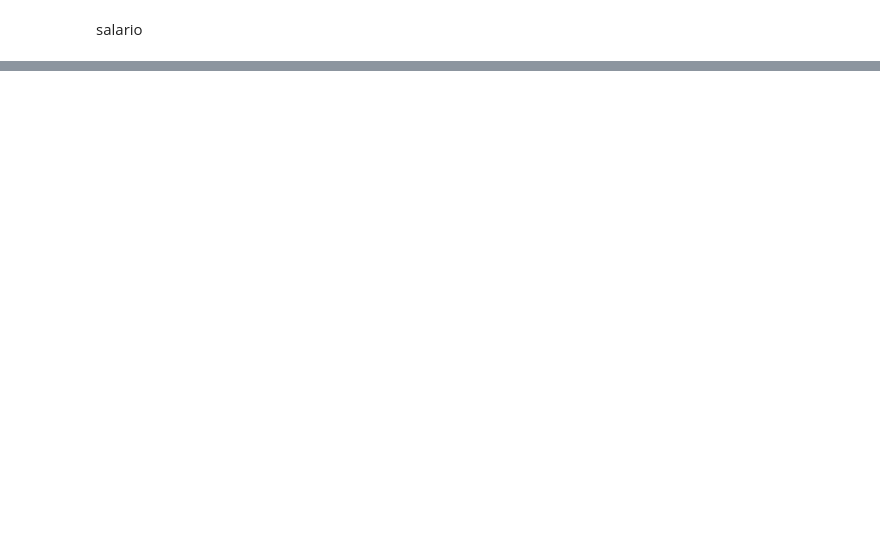
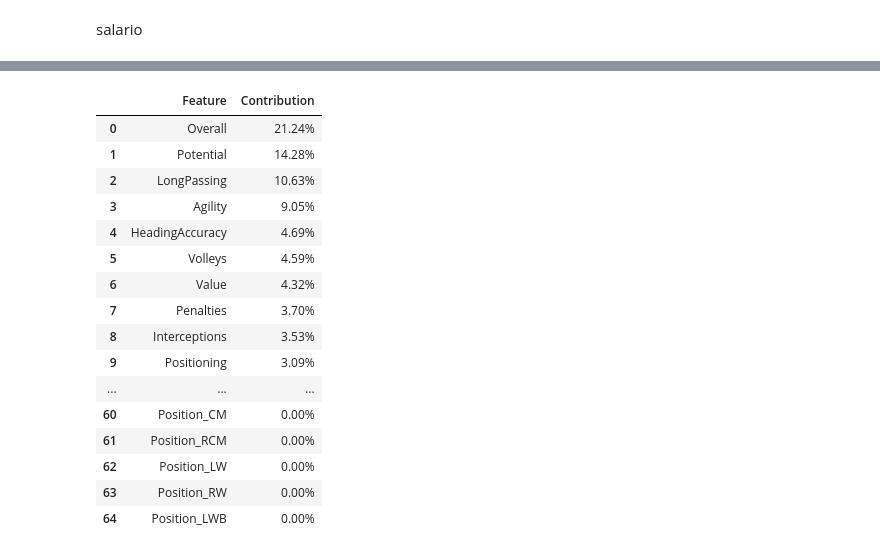
Before and after one commit to raulcarlomagno/dmuba-especializacion-futbol, a Jupyter notebook: main.ipynb, the cells around one changed output, grey strips where cells are left out. Drawn from its saved outputs; the diff is of its cells as text; code cells hidden in the pictures; blank space fills up the shorter version.

```diff
--- a/main.ipynb
+++ b/main.ipynb
@@ -1408,0 +1601,16 @@ salario
+# %%
+#from sklearn.linear_model import LinearRegression
+#lr = LinearRegression()
+#lr.fit(x_train, y_train)
+
+from sklearn.model_selection import cross_val_predict, cross_val_score, GridSearchCV, RandomizedSearchCV
+from sklearn.ensemble import RandomForestRegressor
+
+
+rfr = RandomForestRegressor()
+rfr_params = {'n_estimators' : [50, 100, 200], 'bootstrap' : [True, False],
+              'min_samples_split' : [0.1, 0.01, 0.001], 'max_depth' : [3, 5, 8],
+              'max_features' : ['sqrt', 0.1, 0.01], 'warm_start' : [True, False]
+          }
+rsearch = RandomizedSearchCV(rfr, rfr_params, cv=8, n_iter=10, n_jobs=5, scoring='neg_mean_squared_error', verbose=True)
+rsearch.fit(x_train, y_train)
@@ -1408,0 +1639,8 @@ salario
+# %%
+def sort_rsearch_results(rsearch):
+    cvres = rsearch.cv_results_
+    rsearch_results = sorted([(np.sqrt(-x[0]), x[1]) for x in zip(cvres['mean_test_score'], cvres['params'])])
+    return rsearch_results
+
+def feature_importance(feature_names, model):
+    return sorted(zip(feature_names, model.feature_importances_), key=lambda x : x[1], reverse=True)
@@ -1408,0 +1680,3 @@ salario
+# %%
+rfr_final = rsearch.best_estimator_
+print_metrics(rfr_final, x_test, y_test)
@@ -1408,0 +1687,3 @@ salario
+# %%
+importance = feature_importance(feat_df.columns.values, rfr_final)
+importance
@@ -1408,0 +1708,20 @@ salario
+# %%
+pd.DataFrame(importance, columns =['Feature', 'Contribution']).style.format({'Contribution': "{:.2%}"})
+# %% [output]
+|  | Feature | Contribution |
+| 0 | Overall | 21.24% |
+| 1 | Potential | 14.28% |
+| 2 | LongPassing | 10.63% |
+| 3 | Agility | 9.05% |
+| 4 | HeadingAccuracy | 4.69% |
+| 5 | Volleys | 4.59% |
+| 6 | Value | 4.32% |
+| 7 | Penalties | 3.70% |
+| 8 | Interceptions | 3.53% |
+| 9 | Positioning | 3.09% |
+| ... | ... | ... |
+| 60 | Position_CM | 0.00% |
+| 61 | Position_RCM | 0.00% |
+| 62 | Position_LW | 0.00% |
+| 63 | Position_RW | 0.00% |
+| 64 | Position_LWB | 0.00% |
```
Also changed, not shown: parts of 51 cells of this notebook.
